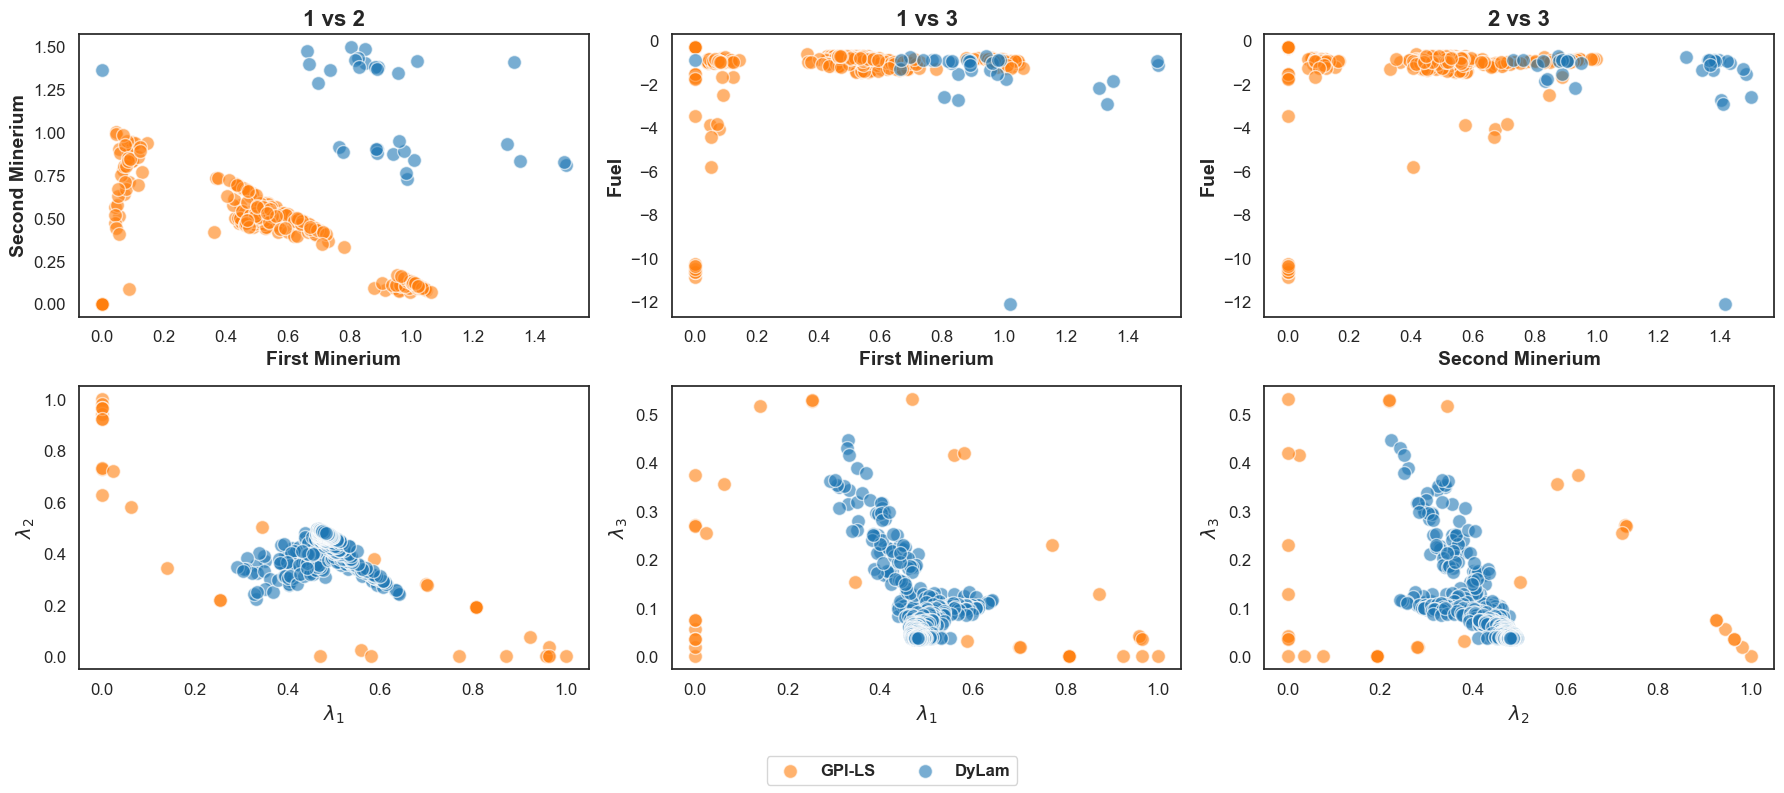
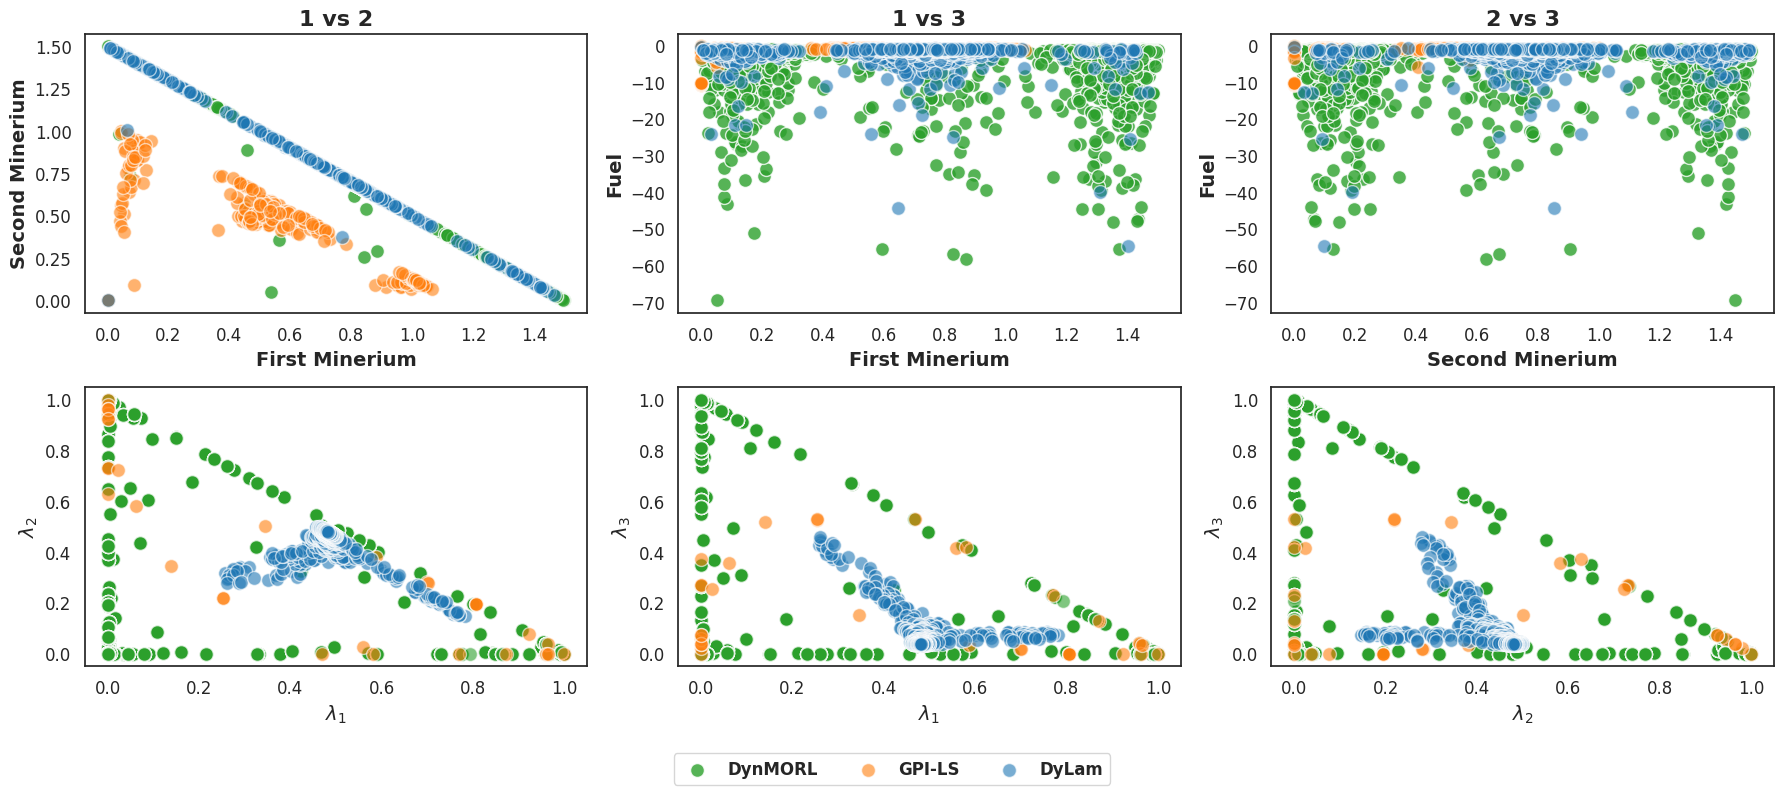
The notebook cell's code change between the first figure and the second:
--- before
+++ after
@@ -6,9 +6,23 @@
 
 combinations = [(1, 2), (1, 3), (2, 3)]
-combinations_map = [("First_Minerium", "Second_Minerium"), ("First_Minerium", "Fuel"), ("Second_Minerium", "Fuel")]
+combinations_map = [
+    ("First_Minerium", "Second_Minerium"),
+    ("First_Minerium", "Fuel"),
+    ("Second_Minerium", "Fuel"),
+]
 
 
 for col, (i, j) in enumerate(combinations):
     ax = axes[0, col]
+    ax.scatter(
+        dynmorl_pareto[:, i - 1],
+        dynmorl_pareto[:, j - 1],
+        label="DynMORL",
+        color="tab:green",
+        alpha=0.8,
+        edgecolors="w",
+        s=100,
+    )
+    
     ax.scatter(
         gpi_pareto[f"objective_{i}"],
@@ -20,7 +34,9 @@
         s=100,
     )
+
+
     ax.scatter(
-        dylam_pareto[:, i-1],
-        dylam_pareto[:, j-1],
+        dylam_pareto[:, i - 1],
+        dylam_pareto[:, j - 1],
         label="DyLam",
         color="tab:blue",
@@ -36,4 +52,15 @@
 for col, (i, j) in enumerate(combinations):
     ax = axes[1, col]
+
+    ax.scatter(
+        dynmorl_weights[combinations_map[col][0]],
+        dynmorl_weights[combinations_map[col][1]],
+        label="DynMORL",
+        color="tab:green",
+        alpha=0.6,
+        edgecolors="w",
+        s=100,
+    )
+
     ax.scatter(
         gpi_ls_weights[combinations_map[col][0]],
@@ -45,4 +72,5 @@
         s=100,
     )
+
     ax.scatter(
         dylam_weights[combinations_map[col][0]],
@@ -56,5 +84,5 @@
     ax.set_xlabel(f"$\lambda_{i}$")
     ax.set_ylabel(f"$\lambda_{j}$")
-    
+
 handles, labels = axes[0, 0].get_legend_handles_labels()
 fig.legend(handles, labels, loc="lower center", ncol=4, prop=FONT)

Commit: FEAT: updates a lot of results